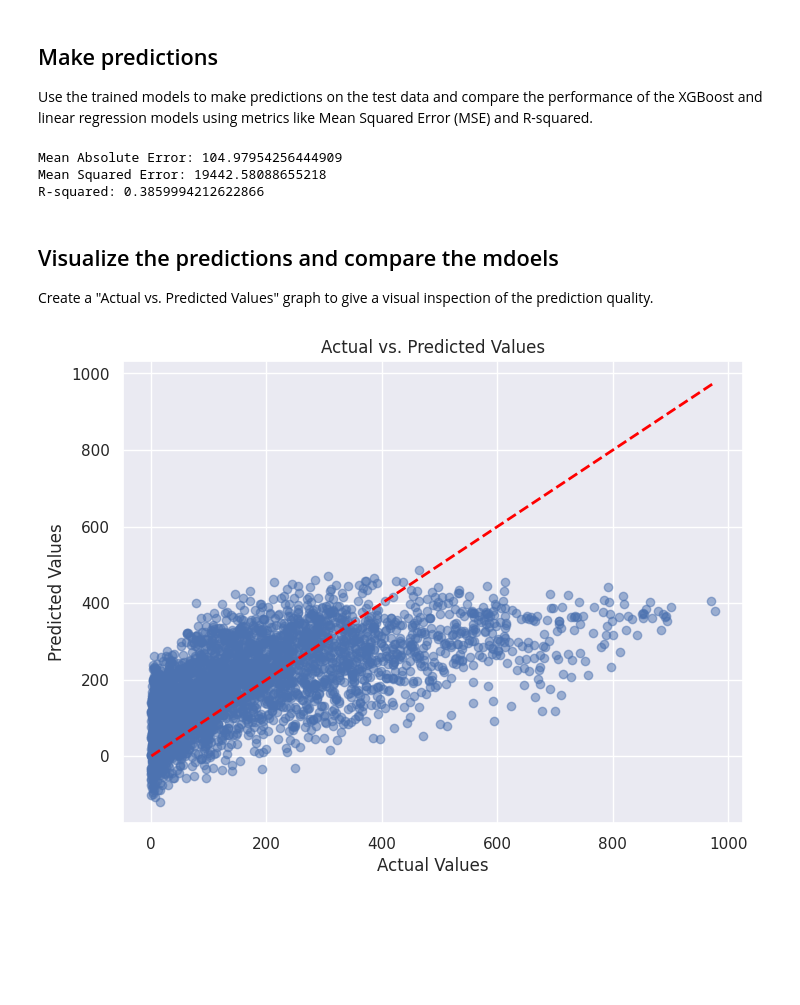
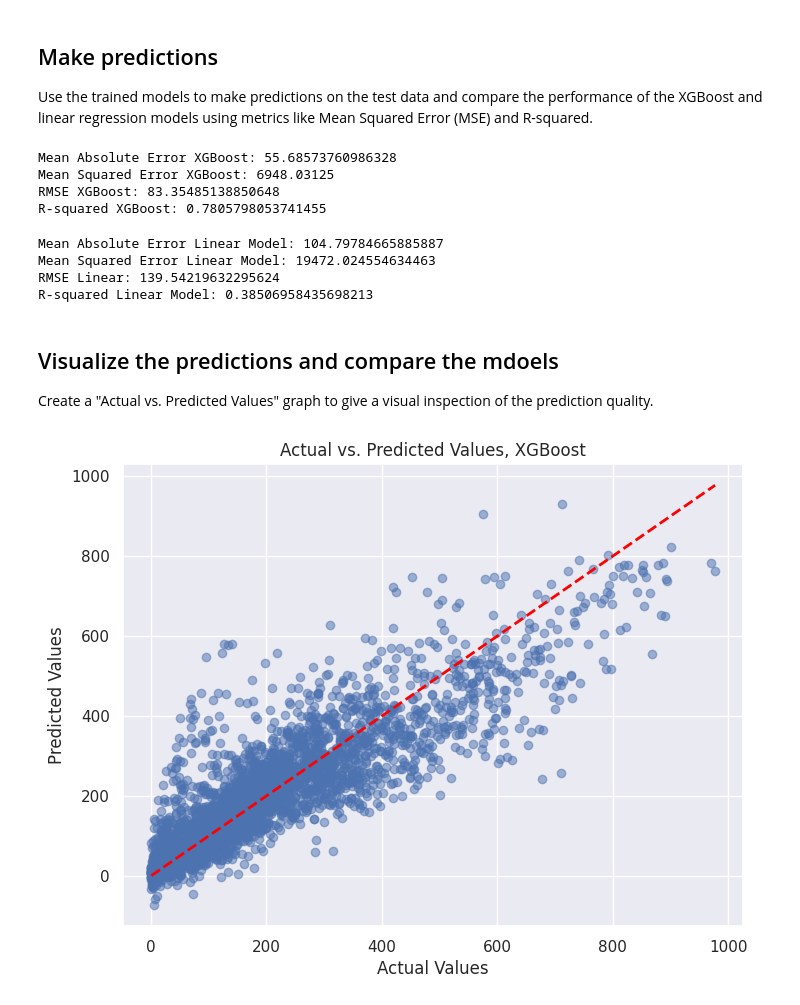
Before and after one commit to mariacastrom00/AI_exercises_MJCM, a Jupyter notebook: Exercise_2_regression_model/Assignment_1_Regression_model.ipynb, the cells around one changed output. Cells and saved outputs as stored; diff of their text form; code cells hidden in the pictures; blank space fills up the shorter version.

```diff
--- a/Exercise_2_regression_model/Assignment_1_Regression_model.ipynb
+++ b/Exercise_2_regression_model/Assignment_1_Regression_model.ipynb
@@ -119,9 +121,11 @@ Before training the model think about data processing and feature engineering st
 - one hot encoding
 - ...
 # %%
+# CHOOSE THE FIRST!!!!
+
 # What: instant, casual, registered, atemp. Why: atemp felt like a combination of windspeed+temp+wheathersit (redundant), instant felt unncessesary (observation identifier), casual and registered was the sum of cnt so it felt like overflowing of information (prevent target leakage).
 # Score: 0.5125658834406476
-X.drop(columns=['instant', 'casual', 'registered', 'atemp'], inplace=True)
+# X.drop(columns=['instant', 'casual', 'registered', 'atemp'], inplace=True)
 
 # What: workingday, weekday, holiday. Why: When doing the correlation matrix, these had the lowest values
 # Score: 0.9999929869773514
@@ -130,7 +134,7 @@ X.drop(columns=['instant', 'casual', 'registered', 'atemp'], inplace=True)
 
 # What: workingday, weekday, holiday. Why: When doing the correlation matrix, these had the lowest values
 # Score: 0.5258824754737466
-# X.drop(columns=['workingday', 'weekday', 'holiday', 'atemp', 'casual', 'registered', 'instant'], inplace=True)
+X.drop(columns=['workingday', 'weekday', 'holiday', 'atemp', 'casual', 'registered', 'instant'], inplace=True)
 # %%
 # How are all the predictor variables related to each other?
 x = df.drop(['cnt'], axis=1)
@@ -213,6 +217,19 @@ Best Score: 0.5125658834406476
 # %% [markdown]
 ## Train the XGBoost and Linear regression models
 Now, create an XGBoost and linear regression model using the best parameters and train them using the training data.
+# %%
+# XGBoost
+
+from xgboost import XGBRegressor
+
+# Create XGBoost model
+xgb_model = XGBRegressor(random_state=42)
+
+# Fit the model to the training data
+xgb_model.fit(X_train, y_train)
+
+# Predict the test data wit hthe fitted model
+y_pred_xgb = xgb_model.predict(X_test)
 # %%
 # Linear regression model
 from sklearn.linear_model import LinearRegression
@@ -228,44 +245,64 @@ y_pred = model.predict(X_test)
 # %% [markdown]
 ## Make predictions
 Use the trained models to make predictions on the test data and compare the performance of the XGBoost and linear regression models using metrics like Mean Squared Error (MSE) and R-squared.
+# %%
+# Evaluate XGBoost model
+import numpy as np
+
+mae_xgb = mean_absolute_error(y_test, y_pred_xgb)
+mse_xgb = mean_squared_error(y_test, y_pred_xgb)
+r2_xgb = r2_score(y_test, y_pred_xgb)
+rmse_xgb = np.sqrt(mse_xgb)
+
+print(f"Mean Absolute Error XGBoost: {mae_xgb}")
+print(f"Mean Squared Error XGBoost: {mse_xgb}")
+print(f"RMSE XGBoost: {rmse_xgb}")
+print(f"R-squared XGBoost: {r2_xgb}")
+# %% [output]
+Mean Absolute Error XGBoost: 55.68573760986328
+Mean Squared Error XGBoost: 6948.03125
+RMSE XGBoost: 83.35485138850648
+R-squared XGBoost: 0.7805798053741455
 # %%
 # Evaluating the model
 from sklearn.metrics import mean_absolute_error, mean_squared_error, r2_score
 
-mae = mean_absolute_error(y_test, y_pred)
-mse = mean_squared_error(y_test, y_pred)
-r2 = r2_score(y_test, y_pred)
+mae_linear = mean_absolute_error(y_test, y_pred)
+mse_linear = mean_squared_error(y_test, y_pred)
+r2_linear = r2_score(y_test, y_pred)
+rmse_linear = np.sqrt(mse_linear)
 
-print(f"Mean Absolute Error: {mae}")
-print(f"Mean Squared Error: {mse}")
-print(f"R-squared: {r2}")
+
+print(f"Mean Absolute Error Linear Model: {mae_linear}")
+print(f"Mean Squared Error Linear Model: {mse_linear}")
+print(f"RMSE Linear: {rmse_linear}")
+print(f"R-squared Linear Model: {r2_linear}")
 # %% [output]
-Mean Absolute Error: 104.97954256444909
-Mean Squared Error: 19442.58088655218
-R-squared: 0.3859994212622866
+Mean Absolute Error Linear Model: 104.79784665885887
+Mean Squared Error Linear Model: 19472.024554634463
+RMSE Linear: 139.54219632295624
+R-squared Linear Model: 0.38506958435698213
 # %% [markdown]
 ## Visualize the predictions and compare the mdoels
 Create a "Actual vs. Predicted Values" graph to give a visual inspection of the prediction quality.
 # %%
-# Your code here
 import matplotlib.pyplot as plt
-
 # y_test contains the actual target values for the test dataset
 # y_pred contains the predicted values for the test dataset
 
 # Create a scatter plot to visualize the relationship
 plt.figure(figsize=(8, 6))
-plt.scatter(y_test, y_pred, alpha=0.5)  # Plot actual vs. predicted values
+plt.scatter(y_test, y_pred_xgb, alpha=0.5)  # Plot actual vs. predicted values
 
 # Add labels and title
 plt.xlabel("Actual Values")
 plt.ylabel("Predicted Values")
-plt.title("Actual vs. Predicted Values")
+plt.title("Actual vs. Predicted Values, XGBoost")
 
 # Add a diagonal line for reference (perfect predictions)
 plt.plot([min(y_test), max(y_test)], [min(y_test), max(y_test)], linestyle='--', color='red', lw=2)
 
 # Show the plot
 plt.show()
 # %% [output]
-[figure, old version]
+[figure, new version]
```
Also changed, not shown: parts of 5 cells of this notebook.
